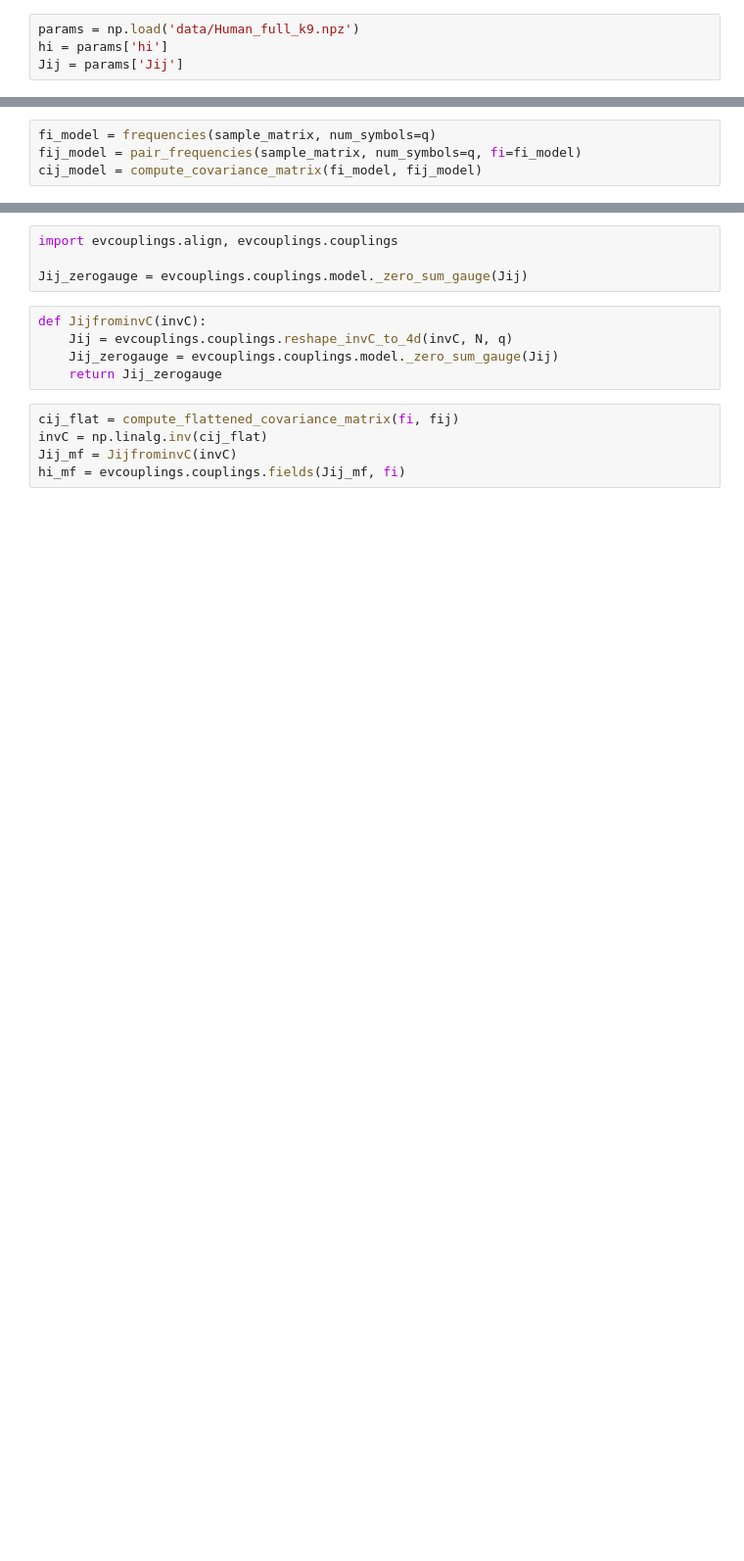
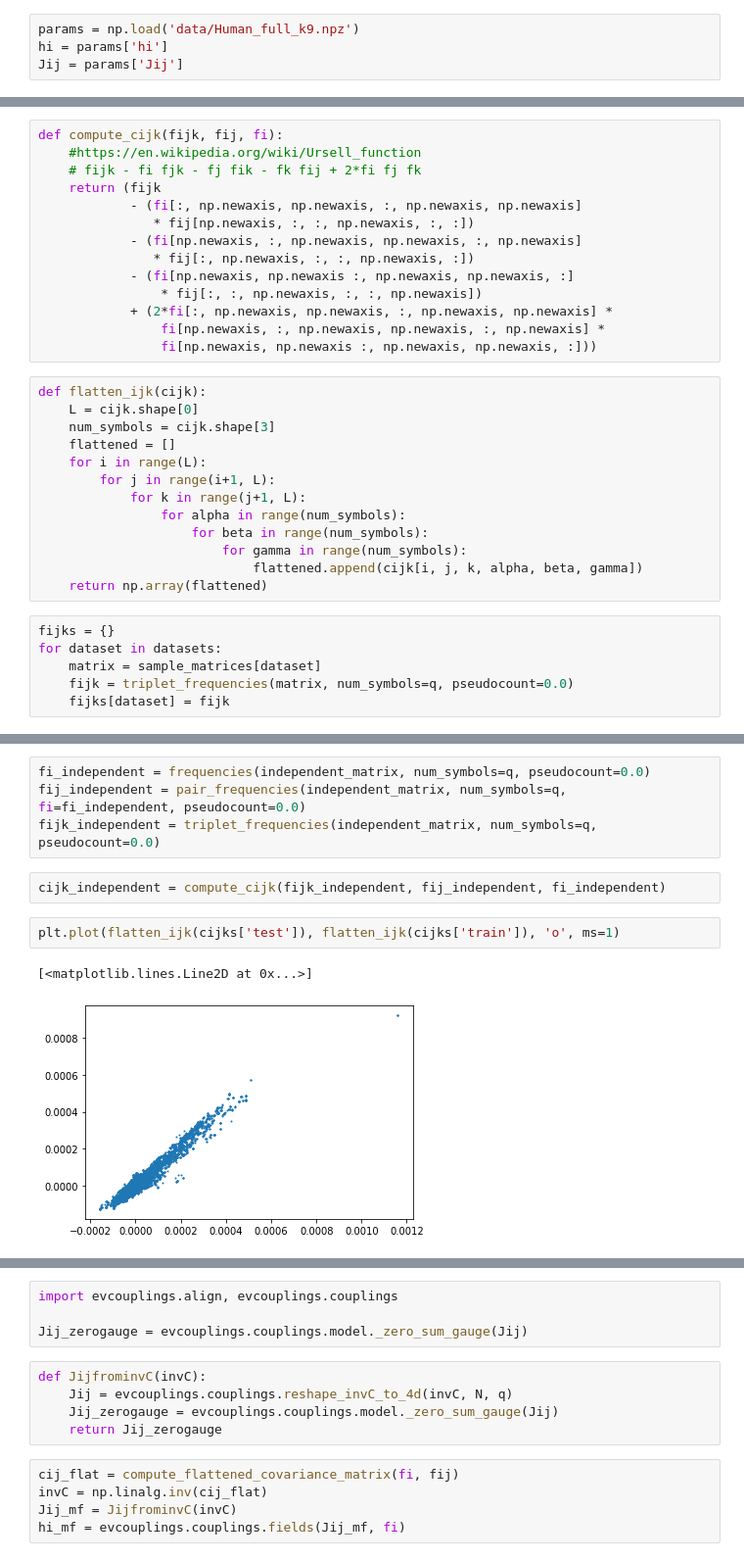
Before and after one commit to andim/peptidome, a Jupyter notebook: code/maxent/full_potts.ipynb, the cells around one changed output, grey strips where cells are left out. Shown: that part at 98% size. Saved outputs shown, nothing was run; the diff lists cells and outputs as text; blank space fills up the shorter version.

Commit message:
full potts triplet frequencies

```diff
--- a/code/maxent/full_potts.ipynb
+++ b/code/maxent/full_potts.ipynb
@@ -41,0 +72,33 @@ Jij = params['Jij']
+# %%
+def compute_cijk(fijk, fij, fi):
+    #https://en.wikipedia.org/wiki/Ursell_function
+    # fijk - fi fjk - fj fik - fk fij + 2*fi fj fk
+    return (fijk
+            - (fi[:, np.newaxis, np.newaxis, :, np.newaxis, np.newaxis]
+               * fij[np.newaxis, :, :, np.newaxis, :, :])
+            - (fi[np.newaxis, :, np.newaxis, np.newaxis, :, np.newaxis]
+               * fij[:, np.newaxis, :, :, np.newaxis, :])
+            - (fi[np.newaxis, np.newaxis :, np.newaxis, np.newaxis, :]
+                * fij[:, :, np.newaxis, :, :, np.newaxis])
+            + (2*fi[:, np.newaxis, np.newaxis, :, np.newaxis, np.newaxis] *
+                fi[np.newaxis, :, np.newaxis, np.newaxis, :, np.newaxis] *
+                fi[np.newaxis, np.newaxis :, np.newaxis, np.newaxis, :]))
+# %%
+def flatten_ijk(cijk):
+    L = cijk.shape[0]
+    num_symbols = cijk.shape[3]
+    flattened = []
+    for i in range(L):
+        for j in range(i+1, L):
+            for k in range(j+1, L):
+                for alpha in range(num_symbols):
+                    for beta in range(num_symbols):
+                        for gamma in range(num_symbols):
+                            flattened.append(cijk[i, j, k, alpha, beta, gamma])
+    return np.array(flattened)
+# %%
+fijks = {}
+for dataset in datasets:
+    matrix = sample_matrices[dataset]
+    fijk = triplet_frequencies(matrix, num_symbols=q, pseudocount=0.0)
+    fijks[dataset] = fijk
@@ -46,4 +118,11 @@ sample_matrix = mcmcsampler(x0, lambda x: energy_potts(x, hi, Jij), jump, 1e7, n
-# %%
-fi_model = frequencies(sample_matrix, num_symbols=q)
-fij_model = pair_frequencies(sample_matrix, num_symbols=q, fi=fi_model)
-cij_model = compute_covariance_matrix(fi_model, fij_model)
+# %%
+fi_independent = frequencies(independent_matrix, num_symbols=q, pseudocount=0.0)
+fij_independent = pair_frequencies(independent_matrix, num_symbols=q, fi=fi_independent, pseudocount=0.0)
+fijk_independent = triplet_frequencies(independent_matrix, num_symbols=q, pseudocount=0.0)
+# %%
+cijk_independent = compute_cijk(fijk_independent, fij_independent, fi_independent)
+# %%
+plt.plot(flatten_ijk(cijks['test']), flatten_ijk(cijks['train']), 'o', ms=1)
+# %% [output]
+[<matplotlib.lines.Line2D at 0x...>]
+[figure, added]
```
Also changed, not shown: parts of 23 cells of this notebook, 4 other files.
